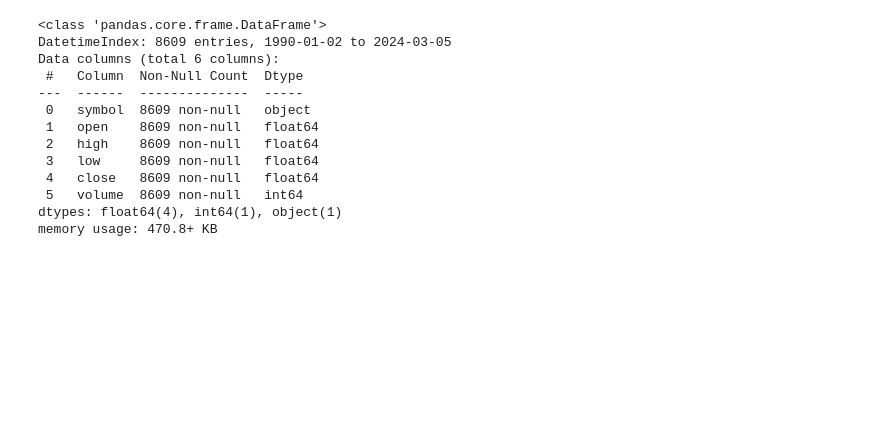
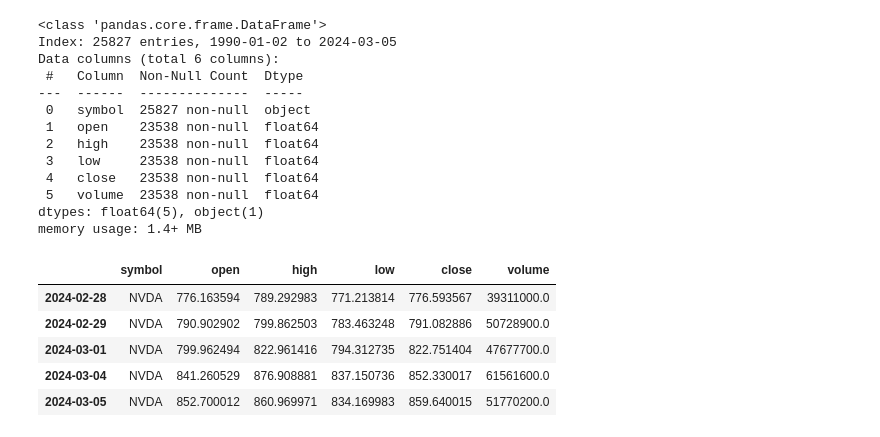
Before and after one commit to Tiburso/StockPredictor, a Jupyter notebook: src/model_sandbox.ipynb, the cells around one changed output. Saved outputs shown, nothing was run; the diff lists cells and outputs as text; code cells hidden in the pictures; blank space fills up the shorter version.

```diff
--- a/src/model_sandbox.ipynb
+++ b/src/model_sandbox.ipynb
@@ -30,19 +30,26 @@ from tickers import TICKERS
 await init_db()
 # %%
 
-df = await get_stocks(TICKERS[0])
+df = await get_stocks(TICKERS[:3])
 df.info()
+df.tail()
 # %% [output]
 <class 'pandas.core.frame.DataFrame'>
-DatetimeIndex: 8609 entries, 1990-01-02 to 2024-03-05
+Index: 25827 entries, 1990-01-02 to 2024-03-05
 Data columns (total 6 columns):
  #   Column  Non-Null Count  Dtype
 ---  ------  --------------  -----
- 0   symbol  8609 non-null   object
- 1   open    8609 non-null   float64
- 2   high    8609 non-null   float64
- 3   low     8609 non-null   float64
- 4   close   8609 non-null   float64
- 5   volume  8609 non-null   int64
-dtypes: float64(4), int64(1), object(1)
-memory usage: 470.8+ KB
+ 0   symbol  25827 non-null  object
+ 1   open    23538 non-null  float64
+ 2   high    23538 non-null  float64
+ 3   low     23538 non-null  float64
+ 4   close   23538 non-null  float64
+ 5   volume  23538 non-null  float64
+dtypes: float64(5), object(1)
+memory usage: 1.4+ MB
+|  | symbol | open | high | low | close | volume |
+| 2024-02-28 | NVDA | 776.163594 | 789.292983 | 771.213814 | 776.593567 | 39311000.0 |
+| 2024-02-29 | NVDA | 790.902902 | 799.862503 | 783.463248 | 791.082886 | 50728900.0 |
+| 2024-03-01 | NVDA | 799.962494 | 822.961416 | 794.312735 | 822.751404 | 47677700.0 |
+| 2024-03-04 | NVDA | 841.260529 | 876.908881 | 837.150736 | 852.330017 | 61561600.0 |
+| 2024-03-05 | NVDA | 852.700012 | 860.969971 | 834.169983 | 859.640015 | 51770200.0 |
```
Also changed, not shown: parts of 13 cells of this notebook.
